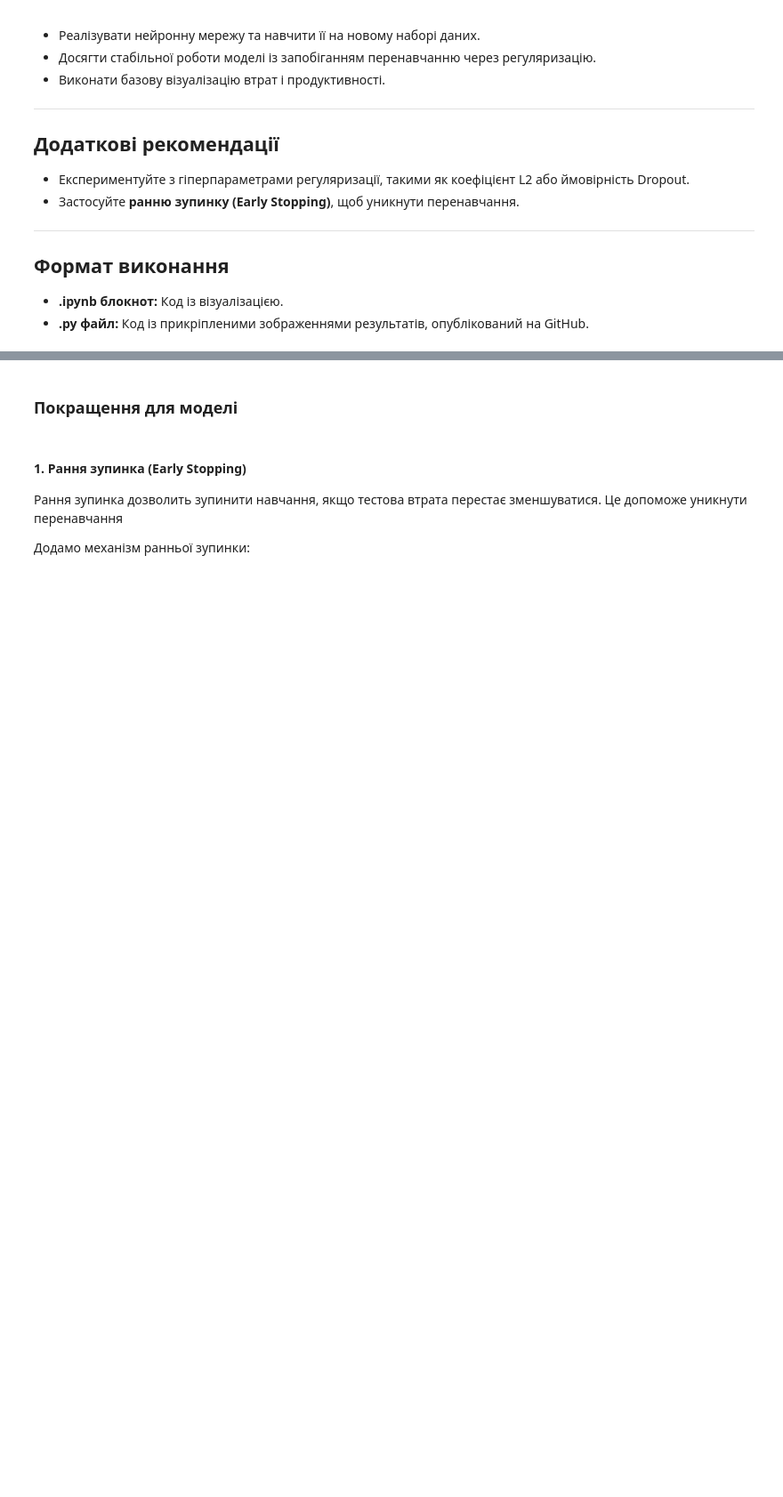
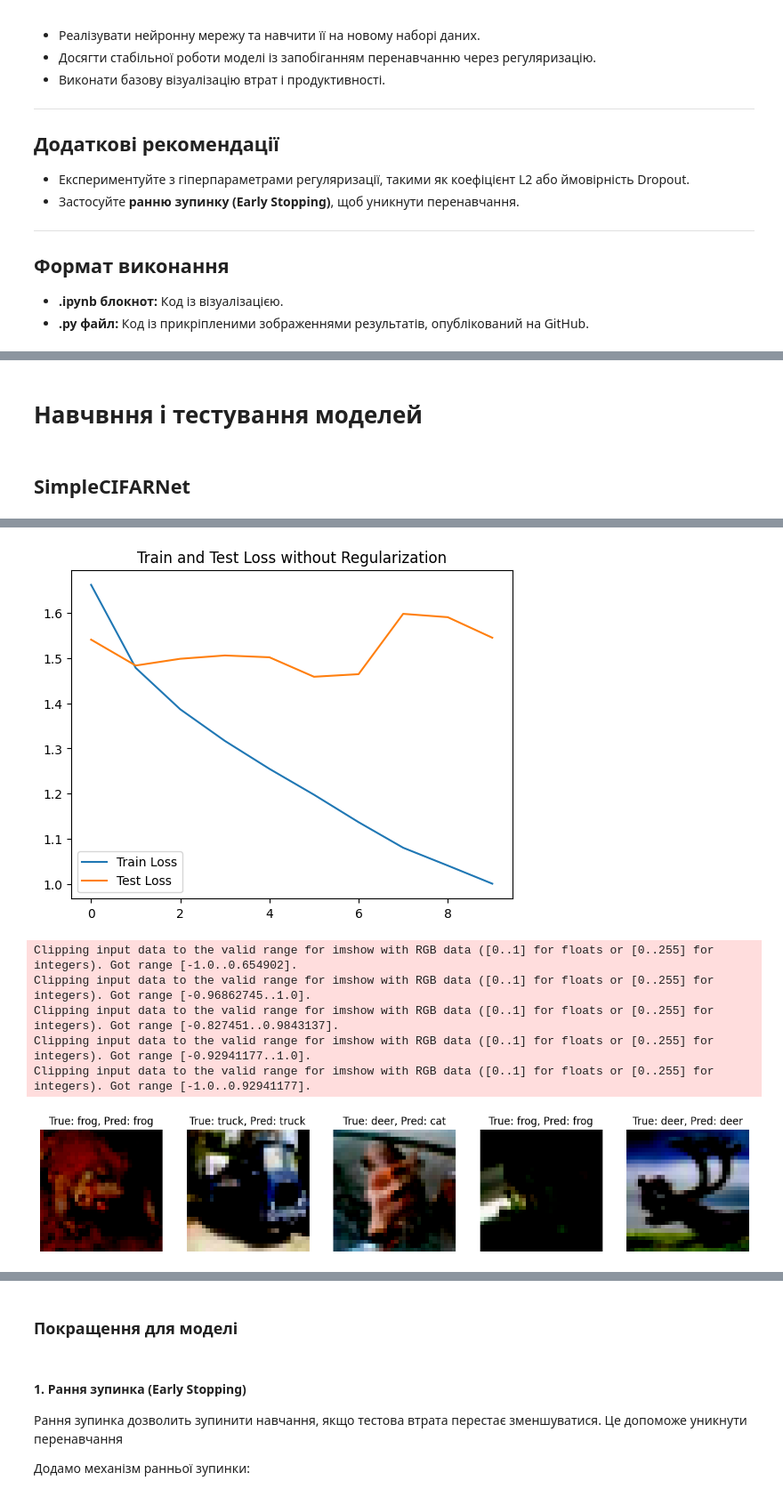
Before and after one commit to yuri-val/rd-colaboratory, a Jupyter notebook: notebooks/lesson_03/regularization.ipynb, the cells around one changed output, grey strips where cells are left out. Shown at 89% size. Saved outputs shown, nothing was run; the diff lists cells and outputs as text; code cells hidden in the pictures; blank space fills up the shorter version.

```diff
--- a/notebooks/lesson_03/regularization.ipynb
+++ b/notebooks/lesson_03/regularization.ipynb
@@ -185 +267,15 @@ class BaseNeuralNetWithRegularization(nn.Module):
+# %%
+class SimpleCIFARNet(BaseNeuralNet):
+    def __init__(self):
+        super(SimpleCIFARNet, self).__init__()
+        self.fc1 = nn.Linear(32 * 32 * 3, 512)
+        self.fc2 = nn.Linear(512, 10)
+        self.relu = nn.ReLU()
+        self.softmax = nn.LogSoftmax(dim=1)
+
+    def forward(self, x):
+        x = x.view(-1, 32 * 32 * 3)  # Перетворення зображення в 1D
+        x = self.relu(self.fc1(x))
+        x = self.softmax(self.fc2(x))
+        return x
 # %% [markdown]
@@ -237,0 +410,10 @@ class CIFARNeuralNetWithDropout(BaseNeuralNetWithRegularization):
+# %% [markdown]
+# Навчвння і тестування моделей
+# %% [markdown]
+## SimpleCIFARNet
+# %%
+model = SimpleCIFARNet()
+model.init_datasets(train_dataset=train_dataset, test_dataset=test_dataset)
+model.init_loaders(train_loader=train_loader, test_loader=test_loader)
+model.start_learning(epochs=10, lr=0.001)
+# %% [output]
@@ -237,0 +430,7 @@ class CIFARNeuralNetWithDropout(BaseNeuralNetWithRegularization):
+[figure, added]
+Clipping input data to the valid range for imshow with RGB data ([0..1] for floats or [0..255] for integers). Got range [-1.0..0.654902].
+Clipping input data to the valid range for imshow with RGB data ([0..1] for floats or [0..255] for integers). Got range [-0.96862745..1.0].
+Clipping input data to the valid range for imshow with RGB data ([0..1] for floats or [0..255] for integers). Got range [-0.827451..0.9843137].
+Clipping input data to the valid range for imshow with RGB data ([0..1] for floats or [0..255] for integers). Got range [-0.92941177..1.0].
+Clipping input data to the valid range for imshow with RGB data ([0..1] for floats or [0..255] for integers). Got range [-1.0..0.92941177].
+[figure, added]
```
Also changed, not shown: parts of 22 cells of this notebook.
